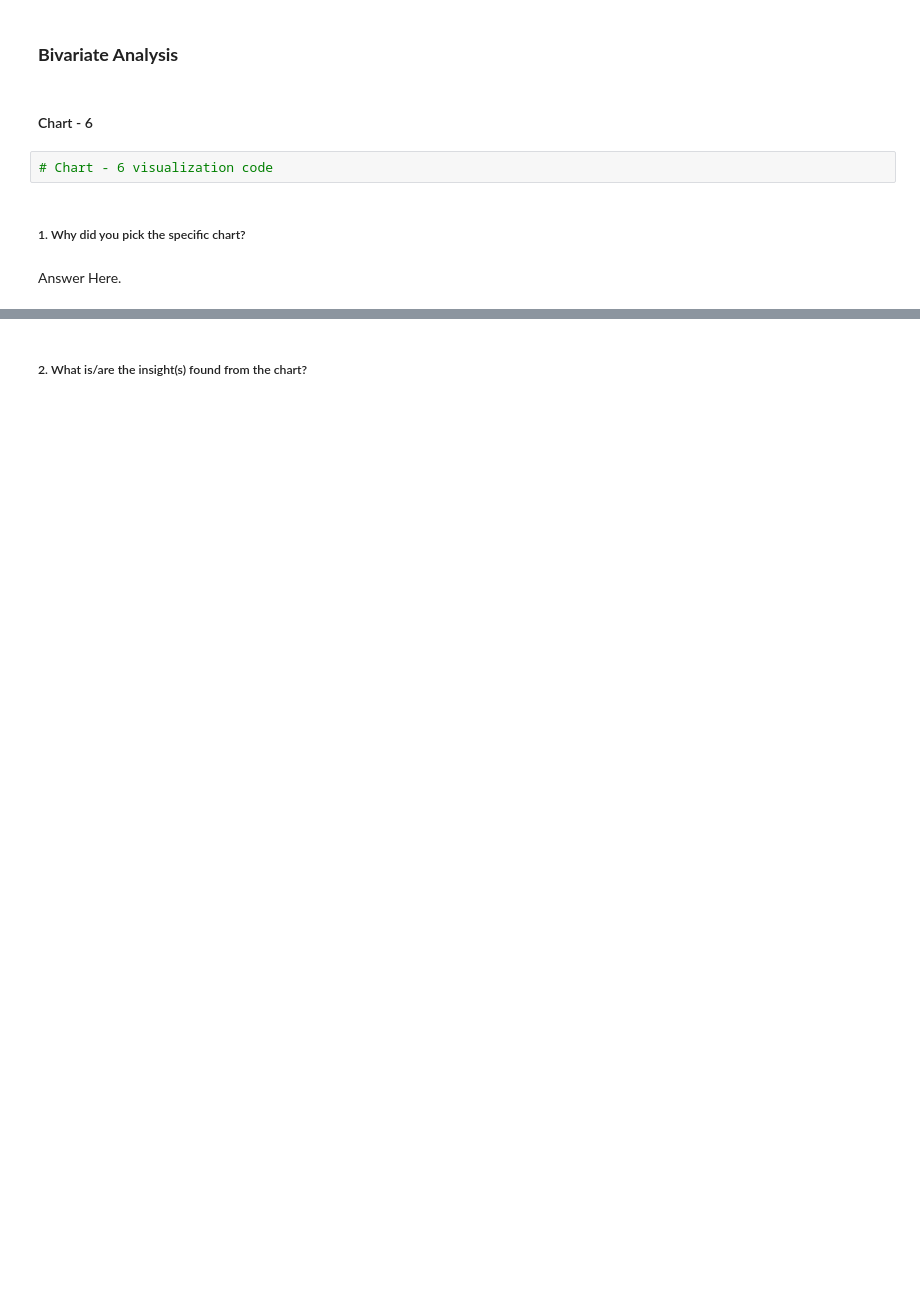
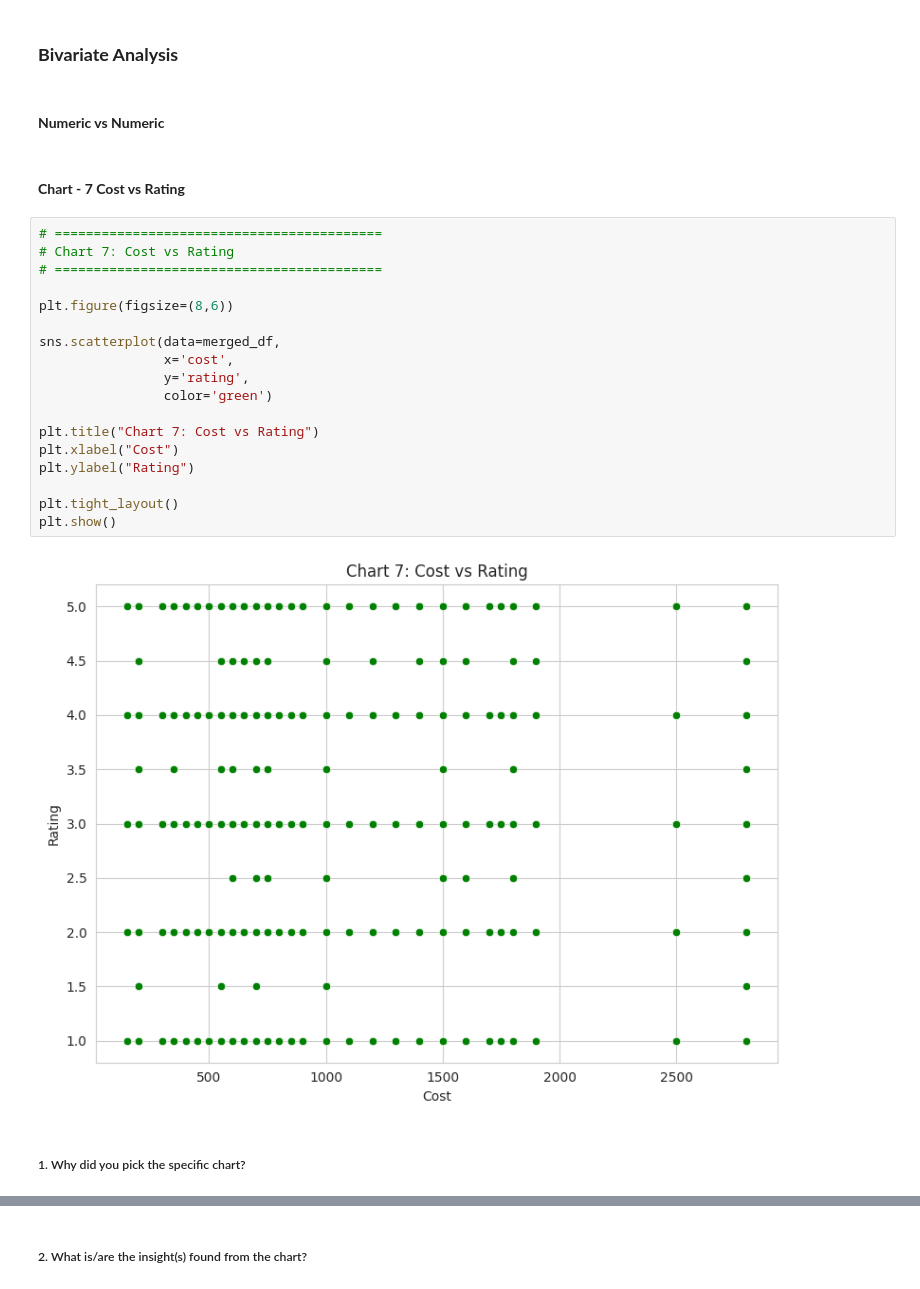
Before and after one commit to Sagarjain93/Machine-Learning-Portfolio, a Jupyter notebook: 03_ML_Practice/Zomato_Restaurant_Clustering/notebook/02_EDA.ipynb, the cells around one changed output, grey strips where cells are left out. Drawn from its saved outputs; the diff is of its cells as text; blank space fills up the shorter version.

```diff
--- a/03_ML_Practice/Zomato_Restaurant_Clustering/notebook/02_EDA.ipynb
+++ b/03_ML_Practice/Zomato_Restaurant_Clustering/notebook/02_EDA.ipynb
@@ -1310,10 +1366,28 @@ Are there any insights that lead to negative growth? Justify with specific reaso
 # %% [markdown]
 ### **Bivariate Analysis**
-# %% [markdown]
-#### Chart - 6
-# %%
-# Chart - 6 visualization code
+# %% [markdown]
+#### **Numeric vs Numeric**
+# %% [markdown]
+#### **Chart - 7 Cost vs Rating**
+# %%
+# ==========================================
+# Chart 7: Cost vs Rating
+# ==========================================
+
+plt.figure(figsize=(8,6))
+
+sns.scatterplot(data=merged_df,
+                x='cost',
+                y='rating',
+                color='green')
+
+plt.title("Chart 7: Cost vs Rating")
+plt.xlabel("Cost")
+plt.ylabel("Rating")
+
+plt.tight_layout()
+plt.show()
+# %% [output]
+[figure, added]
 # %% [markdown]
 ##### 1. Why did you pick the specific chart?
-# %% [markdown]
-Answer Here.
```
Also changed, not shown: parts of 74 cells of this notebook.
